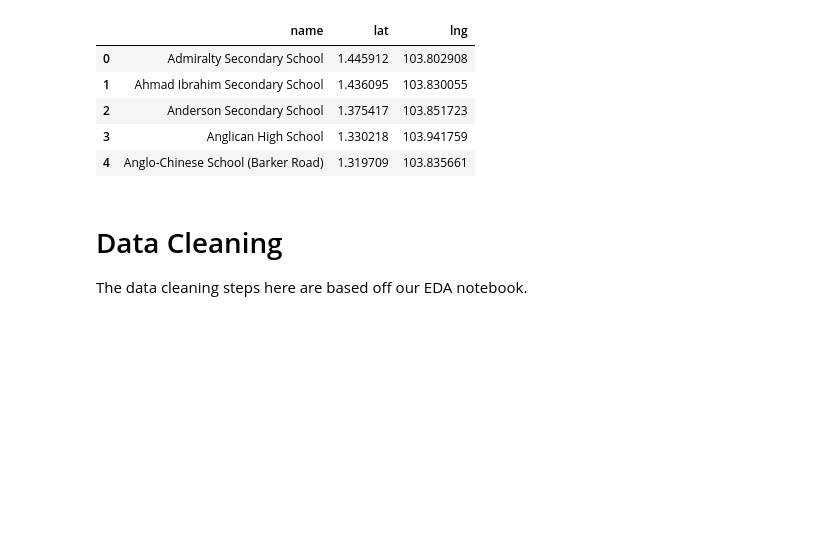
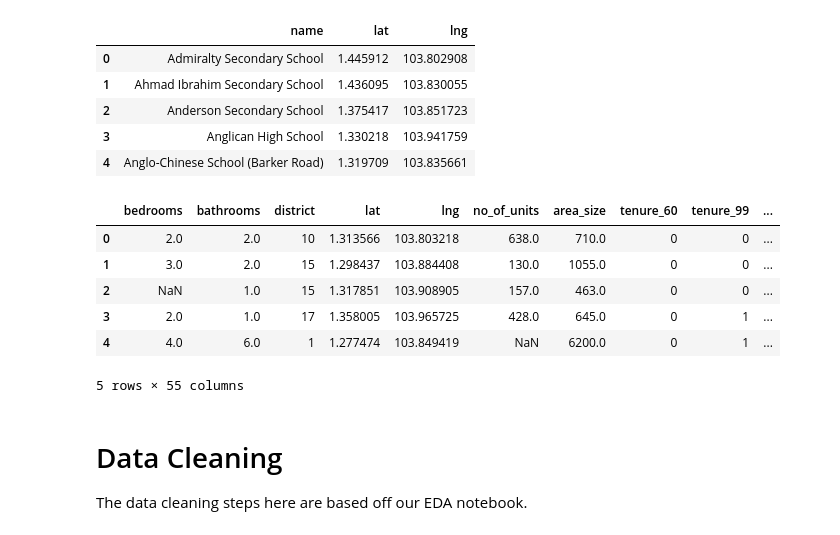
Before and after one commit to aidenywl/data-mining-property-prices, a Jupyter notebook: main_notebook.ipynb, the cells around one changed output. Drawn from its saved outputs; the diff is of its cells as text; code cells hidden in the pictures; blank space fills up the shorter version.

```diff
--- a/main_notebook.ipynb
+++ b/main_notebook.ipynb
@@ -158,6 +158,16 @@ Aux: Secondary Schools (150, 3)
 | 2 | Anderson Secondary School | 1.375417 | 103.851723 |
 | 3 | Anglican High School | 1.330218 | 103.941759 |
 | 4 | Anglo-Chinese School (Barker Road) | 1.319709 | 103.835661 |
+# %%
+df_prices_test.head()
+# %% [output]
+|  | bedrooms | bathrooms | district | lat | lng | no_of_units | area_size | tenure_60 | tenure_99 | ... |
+| 0 | 2.0 | 2.0 | 10 | 1.313566 | 103.803218 | 638.0 | 710.0 | 0 | 0 | ... |
+| 1 | 3.0 | 2.0 | 15 | 1.298437 | 103.884408 | 130.0 | 1055.0 | 0 | 0 | ... |
+| 2 | NaN | 1.0 | 15 | 1.317851 | 103.908905 | 157.0 | 463.0 | 0 | 0 | ... |
+| 3 | 2.0 | 1.0 | 17 | 1.358005 | 103.965725 | 428.0 | 645.0 | 0 | 1 | ... |
+| 4 | 4.0 | 6.0 | 1 | 1.277474 | 103.849419 | NaN | 6200.0 | 0 | 1 | ... |
+5 rows × 55 columns
 # %% [markdown]
 # Data Cleaning
 
```
Also changed, not shown: parts of 6 cells of this notebook, 2 other files.
